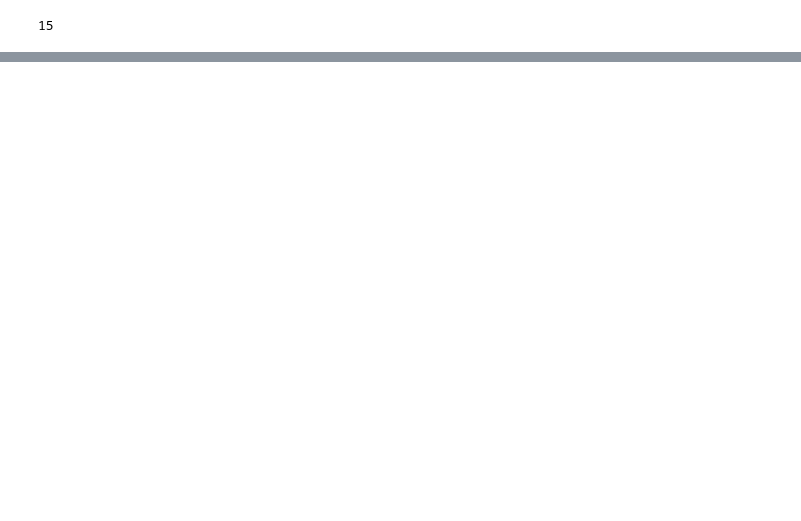
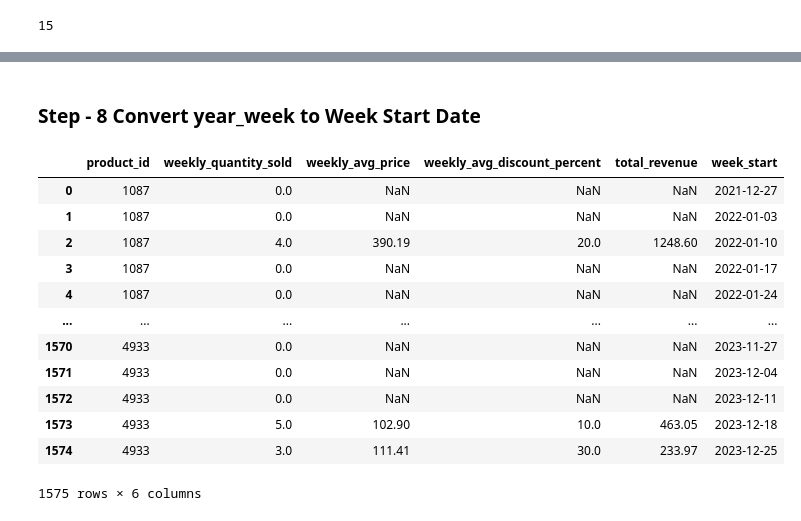
Before and after one commit to samuelrajgarikimukku/Retail-Demand-Forecasting-and-Inventory-Decision-Support-System, a Jupyter notebook: sample.ipynb, the cells around one changed output, grey strips where cells are left out. Saved outputs shown, nothing was run; the diff lists cells and outputs as text; code cells hidden in the pictures; blank space fills up the shorter version.

```diff
--- a/sample.ipynb
+++ b/sample.ipynb
@@ -303,0 +304,32 @@ weekly_top_df["year_week"].nunique()
+# %% [markdown]
+### Step - 8 Convert year_week to Week Start Date
+# %%
+weekly_top_df["week_start"] = (
+    pd.to_datetime(
+        weekly_top_df["year_week"].str.split("/").str[0]
+    )
+)
+# %%
+# drop the old column
+weekly_top_df.drop(columns=["year_week"], inplace=True)
+# %%
+# sort properly
+weekly_top_df = weekly_top_df.sort_values(
+    ["product_id", "week_start"]
+).reset_index(drop=True)
+# %%
+weekly_top_df
+# %% [output]
+|  | product_id | weekly_quantity_sold | weekly_avg_price | weekly_avg_discount_percent | total_revenue | week_start |
+| 0 | 1087 | 0.0 | NaN | NaN | NaN | 2021-12-27 |
+| 1 | 1087 | 0.0 | NaN | NaN | NaN | 2022-01-03 |
+| 2 | 1087 | 4.0 | 390.19 | 20.0 | 1248.60 | 2022-01-10 |
+| 3 | 1087 | 0.0 | NaN | NaN | NaN | 2022-01-17 |
+| 4 | 1087 | 0.0 | NaN | NaN | NaN | 2022-01-24 |
+| ... | ... | ... | ... | ... | ... | ... |
+| 1570 | 4933 | 0.0 | NaN | NaN | NaN | 2023-11-27 |
+| 1571 | 4933 | 0.0 | NaN | NaN | NaN | 2023-12-04 |
+| 1572 | 4933 | 0.0 | NaN | NaN | NaN | 2023-12-11 |
+| 1573 | 4933 | 5.0 | 102.90 | 10.0 | 463.05 | 2023-12-18 |
+| 1574 | 4933 | 3.0 | 111.41 | 30.0 | 233.97 | 2023-12-25 |
+1575 rows × 6 columns
```
Also changed, not shown: parts of 25 cells of this notebook.
